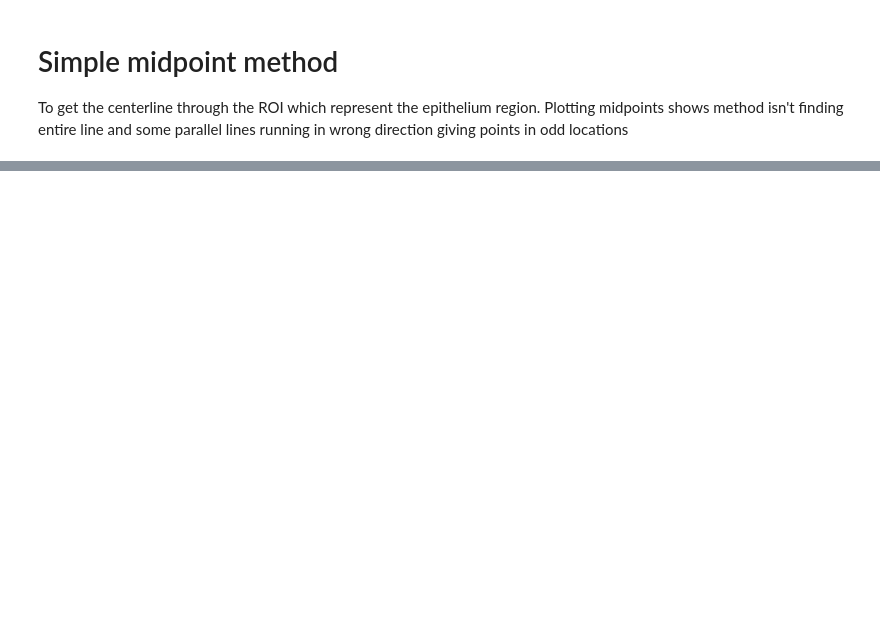
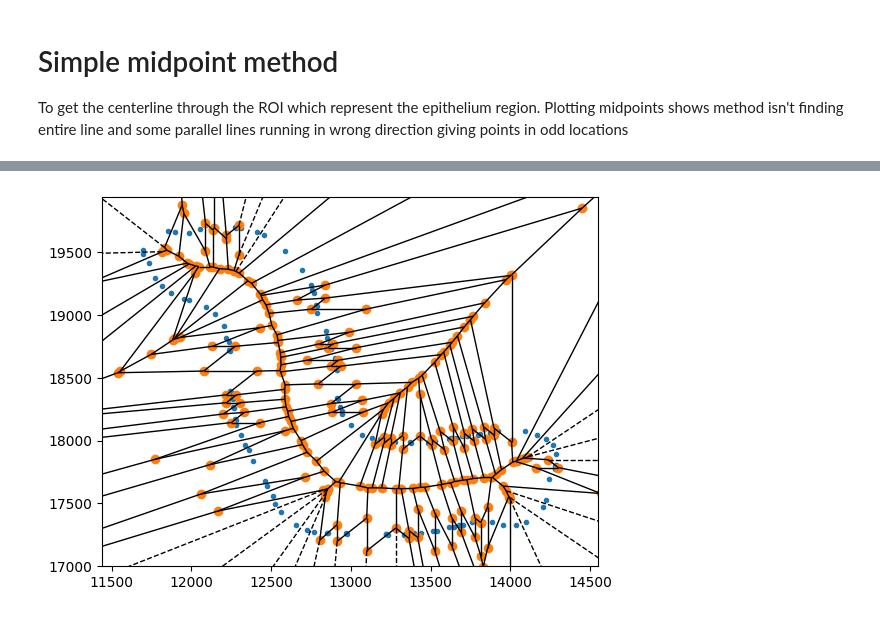
Before and after one commit to Satanna1/Cancer_Project_2025, a Jupyter notebook: Centerline_Shapely_Sheel.ipynb, the cells around one changed output, grey strips where cells are left out. Saved outputs shown, nothing was run; the diff lists cells and outputs as text; code cells hidden in the pictures; blank space fills up the shorter version.

```diff
--- a/Centerline_Shapely_Sheel.ipynb
+++ b/Centerline_Shapely_Sheel.ipynb
@@ -221,0 +210,22 @@ Tested multiple ROIs and the centerline always present but still lots of branchi
+# %%
+import numpy as np
+import matplotlib.pyplot as plt
+from shapely.geometry import Polygon, LineString, MultiLineString, Point
+from shapely.ops import unary_union
+from scipy.spatial import Voronoi, voronoi_plot_2d
+
+# Select an example ROI polygon
+roi_polygon = roi_polygons["ROI_1"]  # Replace with different ROI if needed
+
+# Extract boundary points from the polygon
+boundary_coords = np.array(roi_polygon.exterior.coords)
+
+# Compute Voronoi diagram from boundary points
+vor = Voronoi(boundary_coords)
+fig = voronoi_plot_2d(vor)
+plt.show()
+
+#get the vertices that define the regions
+vor_vertices = vor.vertices
+# %% [output]
+[figure, added]
```
Also changed, not shown: parts of 14 cells of this notebook, 1 other file.
